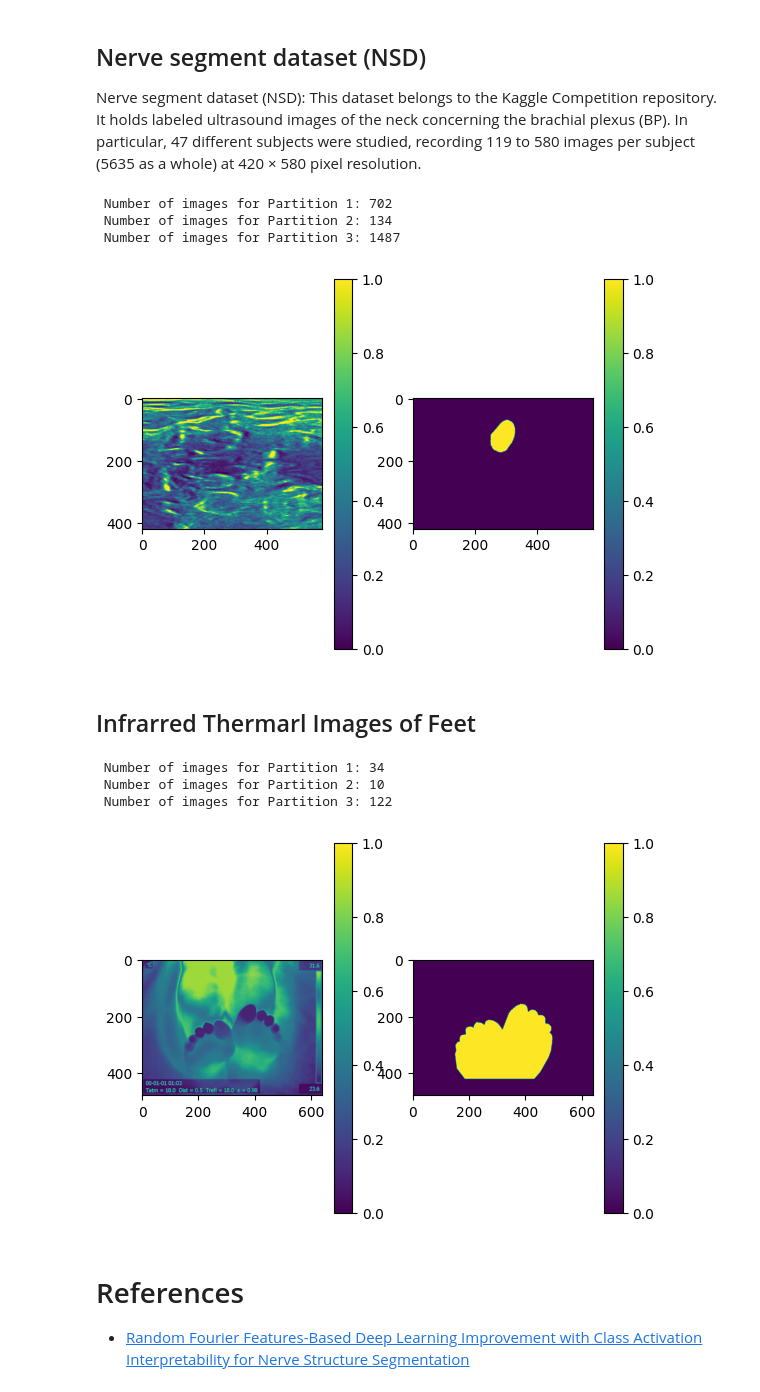
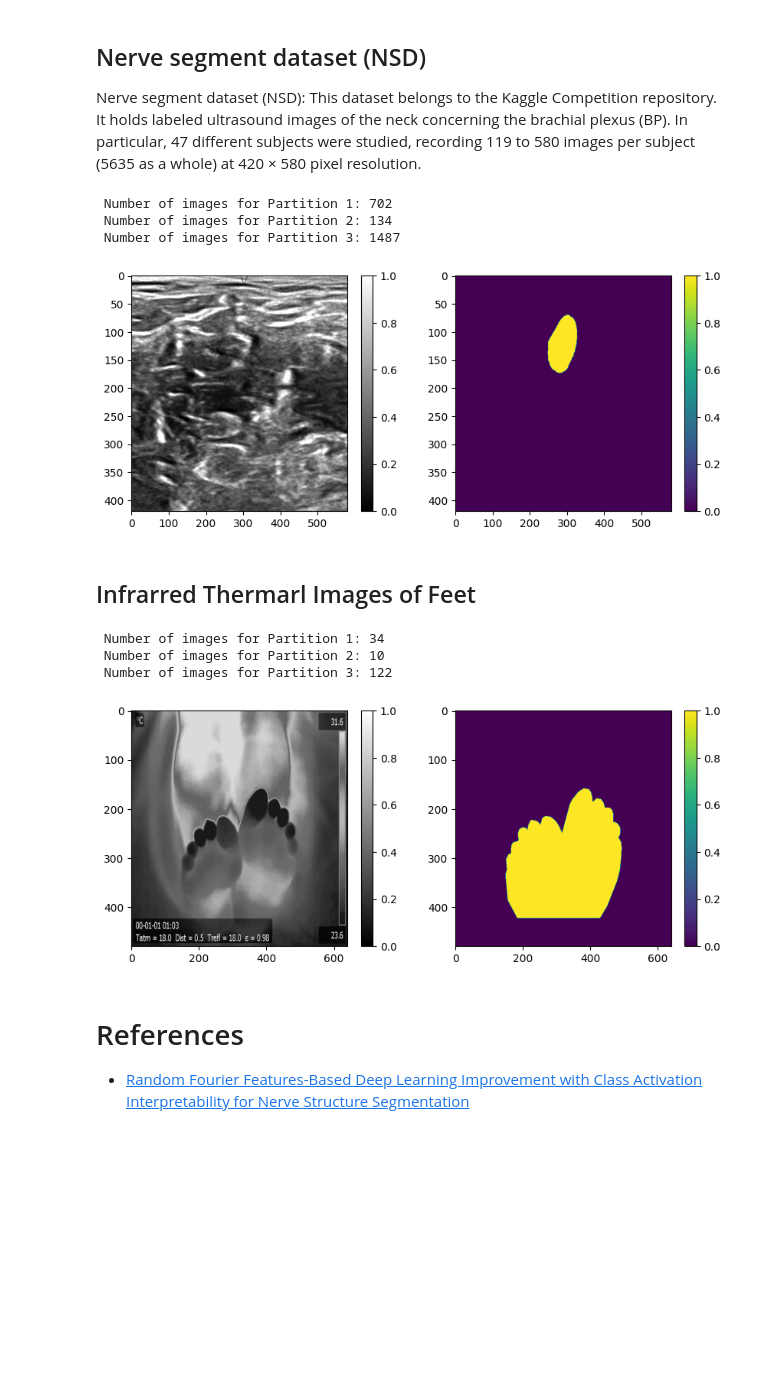
Before and after one commit to UN-GCPDS/python-gcpds.image_segmentation, a Jupyter notebook: docs/source/notebooks/02-datasets.ipynb, the cells around one changed output. Drawn from its saved outputs; the diff is of its cells as text; code cells hidden in the pictures; blank space fills up the shorter version.

```diff
--- a/docs/source/notebooks/02-datasets.ipynb
+++ b/docs/source/notebooks/02-datasets.ipynb
@@ -18,12 +18,13 @@ test_dataset = test_dataset.batch(1)
 val_dataset = val_dataset.batch(1)
 
 print("Nerves: ", dataset.labels_info)
+plt.figure(figsize=(10, 4))
 for img, mask, label, id_img in train_dataset.take(1):
     plt.subplot(1,2,1)
-    plt.imshow(img[0,...])
+    plt.imshow(img[0,...],aspect='auto',cmap='gray')
     plt.colorbar()
     plt.subplot(1,2,2)
-    plt.imshow(mask[0,...,0])
+    plt.imshow(mask[0,...,0],aspect='auto')
     plt.colorbar()
     plt.suptitle(label.numpy()[0].decode())
 
@@ -42,26 +43,27 @@ Nerve segment dataset (NSD): This dataset belongs to the Kaggle Competition repo
 # %%
 from gcpds.image_segmentation.datasets.segmentation import BrachialPlexus
 
 dataset = BrachialPlexus(split=[0.64,0.16,0.2],seed=70)
 train_dataset, test_dataset, val_dataset = dataset()
 train_dataset = train_dataset.batch(1)
 test_dataset = test_dataset.batch(1)
 val_dataset = val_dataset.batch(1)
 
+plt.figure(figsize=(10, 4))
 for img, mask, id_img in train_dataset.take(1):
     plt.subplot(1,2,1)
-    plt.imshow(img[0,...])
+    plt.imshow(img[0,...],aspect='auto',cmap='gray')
     plt.colorbar()
     plt.subplot(1,2,2)
-    plt.imshow(mask[0,...,0])
+    plt.imshow(mask[0,...,0],aspect='auto')
     plt.colorbar()
 
 plt.show()
 # %% [output]
  Number of images for Partition 1: 702
  Number of images for Partition 2: 134
  Number of images for Partition 3: 1487
-[figure, old version]
+[figure, new version]
 # %% [markdown]
 ## Infrarred Thermarl Images of Feet
 # %%
@@ -73,12 +75,14 @@ train_dataset = train_dataset.batch(1)
 test_dataset = test_dataset.batch(1)
 val_dataset = val_dataset.batch(1)
 
+
+plt.figure(figsize=(10, 4))
 for img, mask, id_img in train_dataset.take(1):
     plt.subplot(1,2,1)
-    plt.imshow(img[0,...])
+    plt.imshow(img[0,...],aspect='auto', cmap='gray')
     plt.colorbar()
     plt.subplot(1,2,2)
-    plt.imshow(mask[0,...,0])
+    plt.imshow(mask[0,...,0],aspect='auto')
     plt.colorbar()
 
 plt.show()
@@ -86,7 +90,7 @@ plt.show()
  Number of images for Partition 1: 34
  Number of images for Partition 2: 10
  Number of images for Partition 3: 122
-[figure, old version]
+[figure, new version]
 # %% [markdown]
 # References
 
```
Also changed, not shown: parts of 1 cell of this notebook, 2 other files.
